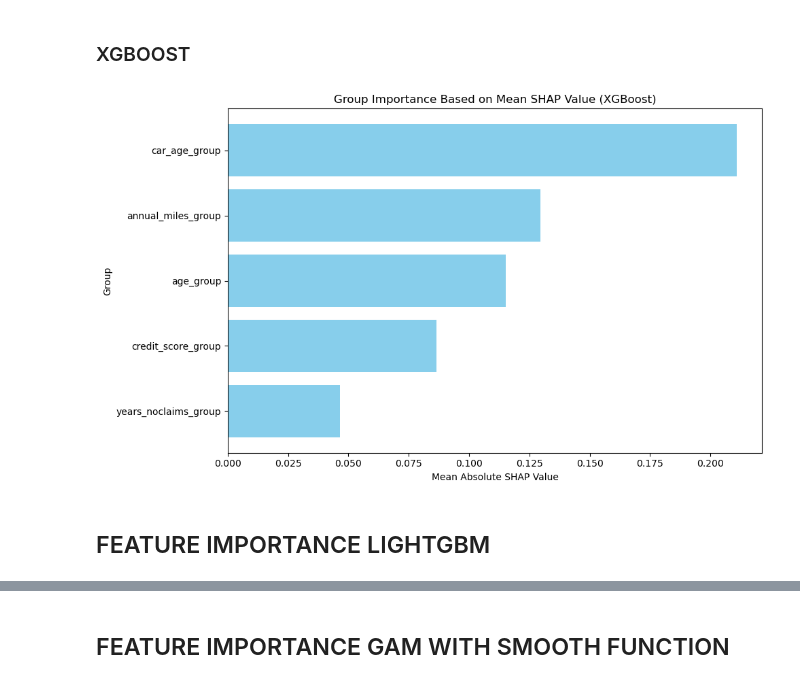
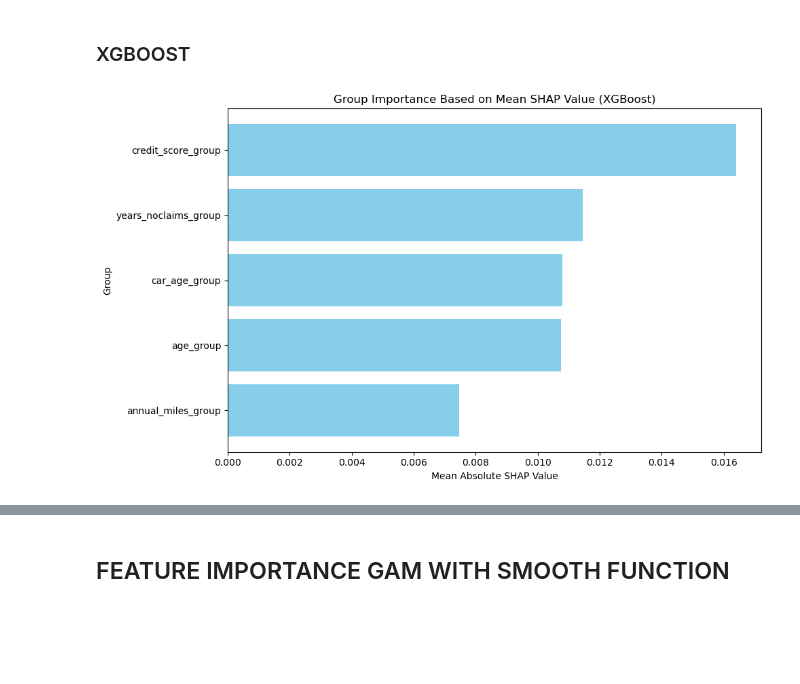
Before and after one commit to joco25/MRP, a Jupyter notebook: _mrp_group_exp1-relative-anti-overfitting.ipynb, the cells around one changed output, grey strips where cells are left out. Cells and saved outputs as stored; diff of their text form; code cells hidden in the pictures; blank space fills up the shorter version.

```diff
--- a/_mrp_group_exp1-relative-anti-overfitting.ipynb
+++ b/_mrp_group_exp1-relative-anti-overfitting.ipynb
@@ -1051,23 +1138,23 @@ xgb_models = {}
 groups_of_interest = ['age_group', 'credit_score_group', 'annual_miles_group', 'car_age_group', 'years_noclaims_group']
 for group in groups_of_interest:
     model = xgb.XGBRegressor()
-    model.load_model(f"{group}_xgb_model.json")  # Load the saved model
+    model.load_model(f"{group}_xgb_model.json")
     xgb_models[group] = model
 
-# Function to calculate SHAP values for a specific group using a saved XGBoost model
+# Function to calculate SHAP values for a specific group
 def calculate_shap_with_saved_xgb_models(df, group_column, xgb_models):
     df_group = df[[group_column, 'NB_Claim', 'AMT_Claim']].dropna().copy()
     df_group[group_column] = LabelEncoder().fit_transform(df_group[group_column])
 
-    # Calculate target relative frequency and average severity
+    df_group['actual_claim_counts'] = df_group.groupby(group_column)['NB_Claim'].transform('sum')
+    df_group['target_severity'] = df_group.groupby(group_column)['AMT_Claim'].transform('sum') / df_group['actual_claim_counts']
     total_claims_in_group = df_group['NB_Claim'].sum()
     df_group['target_relative_frequency'] = df_group.groupby(group_column)['NB_Claim'].transform('sum') / total_claims_in_group
-    df_group['target_average_severity'] = df_group.groupby(group_column)['AMT_Claim'].transform('mean')
+    X = df_group[[group_column]]
 
-    # Retrieve the features and target variable
-    X = df_group[[group_column]]
-    # Load the XGBoost model
+    # Pre-trained XGBoost model
     model = xgb_models[group_column]
+
     # Calculate SHAP values using TreeExplainer
     explainer = shap.TreeExplainer(model)
     shap_values = explainer.shap_values(X)
@@ -1084,7 +1171,7 @@ def calculate_shap_with_saved_xgb_models(df, group_column, xgb_models):
 # Load the prepared dataset
 df = pd.read_csv('final_prepared_data.csv')
 
-# Calculate SHAP values for each group and save to CSV
+# Calculate SHAP values for each group
 for group in groups_of_interest:
     shap_values, X, group_column = calculate_shap_with_saved_xgb_models(df, group, xgb_models)
     # Plot SHAP summary for each group
@@ -1107,20 +1194,41 @@ SHAP values saved to years_noclaims_group_shap_values.csv
 # %% [markdown]
 ### XGBOOST
 # %%
+import pandas as pd
+import xgboost as xgb
 import shap
 import matplotlib.pyplot as plt
 from sklearn.preprocessing import LabelEncoder
-import xgboost as xgb
 
+# Load pre-trained models
+xgb_models = {}
+groups_of_interest = ['age_group', 'credit_score_group', 'annual_miles_group', 'car_age_group', 'years_noclaims_group']
+for group in groups_of_interest:
+    try:
+        model = xgb.XGBRegressor()
+        model.load_model(f"{group}_xgb_model.json")  # Load the saved model
+        xgb_models[group] = model
+    except Exception as e:
+        print(f"Error loading model for {group}: {e}")
 
 def calculate_shap_values_for_group(df, group_column):
     model = xgb_models.get(group_column)
     if model is None:
         print(f"No model found for group '{group_column}'")
         return None, None
+
     # Prepare the data for SHAP analysis
     df_group = df[[group_column, 'NB_Claim', 'AMT_Claim']].dropna().copy()
     df_group[group_column] = LabelEncoder().fit_transform(df_group[group_column])
+
+    # Calculate actual claim counts within the level
+    df_group['actual_claim_counts'] = df_group.groupby(group_column)['NB_Claim'].transform('sum')
+    df_group['target_severity'] = df_group.groupby(group_column)['AMT_Claim'].transform('sum') / df_group['actual_claim_counts']
+
+    # Update target relative frequency
+    total_claims_in_group = df_group['NB_Claim'].sum()
+    df_group['target_relative_frequency'] = df_group.groupby(group_column)['NB_Claim'].transform('sum') / total_claims_in_group
+
     X = df_group[[group_column]]
 
     # Calculate SHAP values
@@ -1131,34 +1239,31 @@ def calculate_shap_values_for_group(df, group_column):
 
 # Load the prepared dataset
 df = pd.read_csv('final_prepared_data.csv')
-groups_of_interest = ['age_group', 'credit_score_group', 'annual_miles_group', 'car_age_group', 'years_noclaims_group']
 shap_summary = pd.DataFrame()
 
 # Calculate SHAP values for each group and aggregate
 for group in groups_of_interest:
     shap_values, X = calculate_shap_values_for_group(df, group)
     if shap_values is not None:
         # Aggregate mean absolute SHAP values for the group
         mean_abs_shap = pd.DataFrame({
             'Group': group,
             'Mean SHAP Value': np.abs(shap_values).mean(axis=0)
         })
         shap_summary = pd.concat([shap_summary, mean_abs_shap], axis=0)
 
 # Save the SHAP summary to a CSV file
 shap_summary = shap_summary.sort_values(by='Mean SHAP Value', ascending=False)
 shap_summary.to_csv('xgb_shap_group_importance_summary.csv', index=False)
 
 # Visualize the Group Importance
 plt.figure(figsize=(10, 6))
 plt.barh(shap_summary['Group'], shap_summary['Mean SHAP Value'], color='skyblue')
 plt.xlabel('Mean Absolute SHAP Value')
 plt.ylabel('Group')
 plt.title('Group Importance Based on Mean SHAP Value (XGBoost)')
 plt.gca().invert_yaxis()
 plt.tight_layout()
 plt.show()
 # %% [output]
-[figure, old version]
+[figure, new version]
-# %% [markdown]
-## FEATURE IMPORTANCE LIGHTGBM
```
Also changed, not shown: parts of 16 cells of this notebook.
